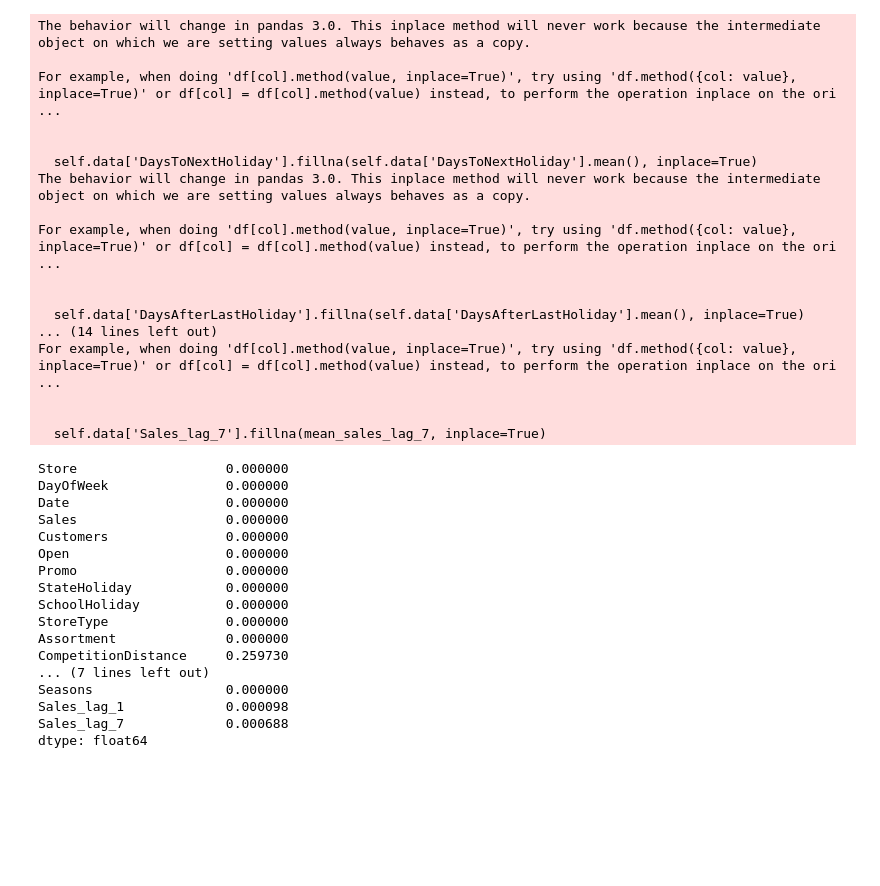
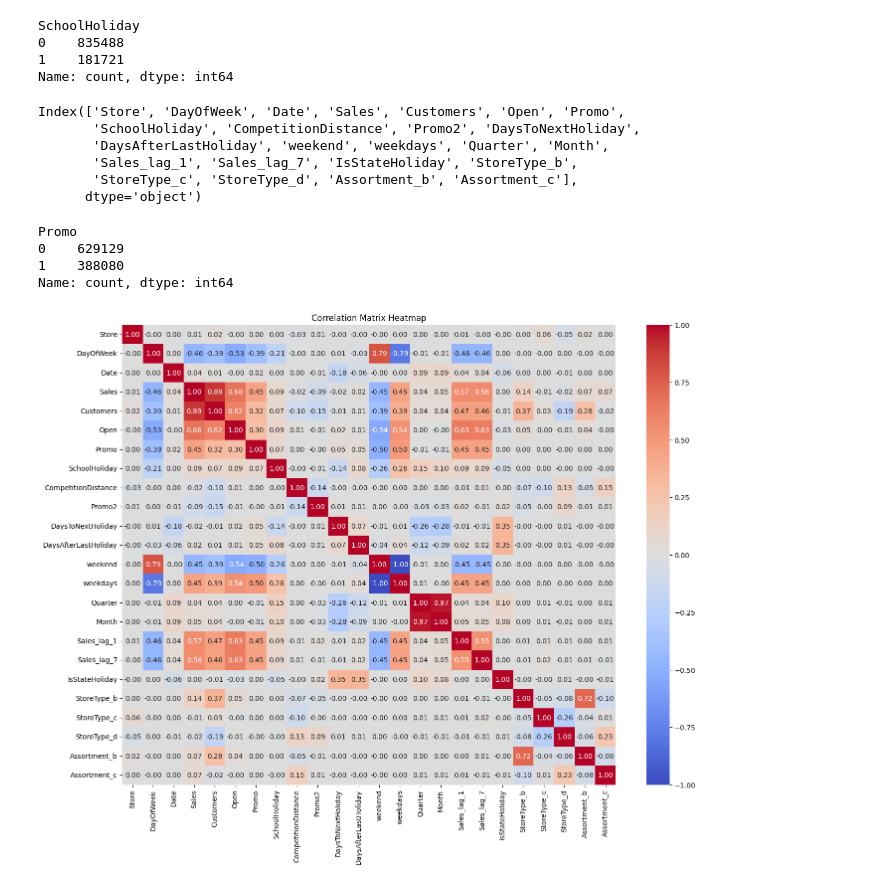
Before and after one commit to Marta233/Sales_Forcasting, a Jupyter notebook: notebook/model_preprocess.ipynb, the cells around one changed output. Cells and saved outputs as stored; diff of their text form; code cells hidden in the pictures; blank space fills up the shorter version.

Commit message:
preprocess the data for model building

```diff
--- a/notebook/model_preprocess.ipynb
+++ b/notebook/model_preprocess.ipynb
@@ -54,0 +8,3 @@ EDA.missing_percentage()
+# %%
+df1 = pd.read_csv('../Data/train.csv')
+df2 = pd.read_csv('../Data/store.csv')
@@ -55,2 +29,2 @@ EDA.missing_percentage()
 # %%
-preprocess = ModelPrepro(data)
+preprocess = ModelPrepro(df1,df2)
@@ -99,37 +166,27 @@ data
+# %%
+df['SchoolHoliday'].value_counts()
+# %% [output]
+SchoolHoliday
+0    835488
+1    181721
+Name: count, dtype: int64
+# %%
+df.columns
+# %% [output]
+Index(['Store', 'DayOfWeek', 'Date', 'Sales', 'Customers', 'Open', 'Promo',
+       'SchoolHoliday', 'CompetitionDistance', 'Promo2', 'DaysToNextHoliday',
+       'DaysAfterLastHoliday', 'weekend', 'weekdays', 'Quarter', 'Month',
+       'Sales_lag_1', 'Sales_lag_7', 'IsStateHoliday', 'StoreType_b',
+       'StoreType_c', 'StoreType_d', 'Assortment_b', 'Assortment_c'],
+      dtype='object')
+# %%
+df['Promo'].value_counts()
+# %% [output]
+Promo
+0    629129
+1    388080
+Name: count, dtype: int64
 # %%
-preprocess.handel_missing()
+preprocess.salse_othe_futur_corr()
 # %% [output]
-The behavior will change in pandas 3.0. This inplace method will never work because the intermediate object on which we are setting values always behaves as a copy.
-
-For example, when doing 'df[col].method(value, inplace=True)', try using 'df.method({col: value}, inplace=True)' or df[col] = df[col].method(value) instead, to perform the operation inplace on the ori ...
-
-
-  self.data['DaysToNextHoliday'].fillna(self.data['DaysToNextHoliday'].mean(), inplace=True)
-The behavior will change in pandas 3.0. This inplace method will never work because the intermediate object on which we are setting values always behaves as a copy.
-
-For example, when doing 'df[col].method(value, inplace=True)', try using 'df.method({col: value}, inplace=True)' or df[col] = df[col].method(value) instead, to perform the operation inplace on the ori ...
-
-
-  self.data['DaysAfterLastHoliday'].fillna(self.data['DaysAfterLastHoliday'].mean(), inplace=True)
-... (14 lines left out)
-For example, when doing 'df[col].method(value, inplace=True)', try using 'df.method({col: value}, inplace=True)' or df[col] = df[col].method(value) instead, to perform the operation inplace on the ori ...
-
-
-  self.data['Sales_lag_7'].fillna(mean_sales_lag_7, inplace=True)
-Store                   0.000000
-DayOfWeek               0.000000
-Date                    0.000000
-Sales                   0.000000
-Customers               0.000000
-Open                    0.000000
-Promo                   0.000000
-StateHoliday            0.000000
-SchoolHoliday           0.000000
-StoreType               0.000000
-Assortment              0.000000
-CompetitionDistance     0.259730
-... (7 lines left out)
-Seasons                 0.000000
-Sales_lag_1             0.000098
-Sales_lag_7             0.000688
-dtype: float64
+[figure, added]
```
Also changed, not shown: parts of 27 cells of this notebook.
